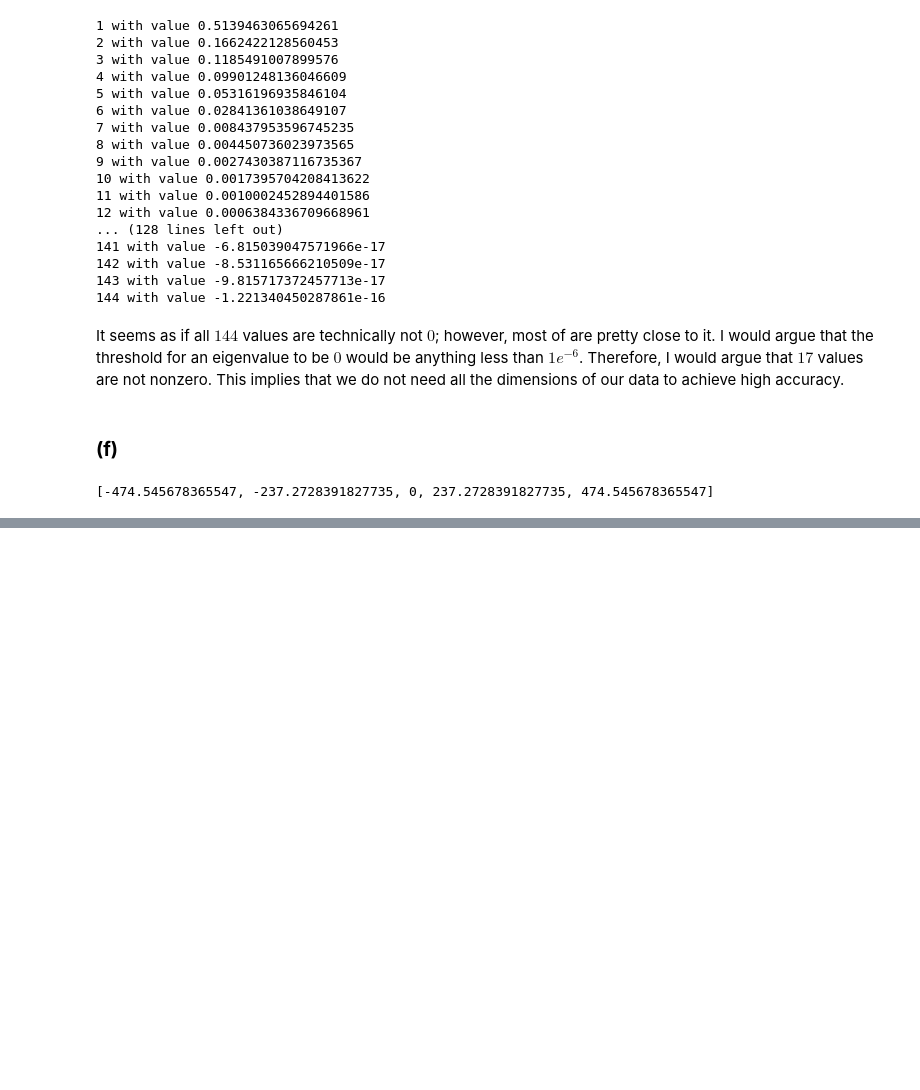
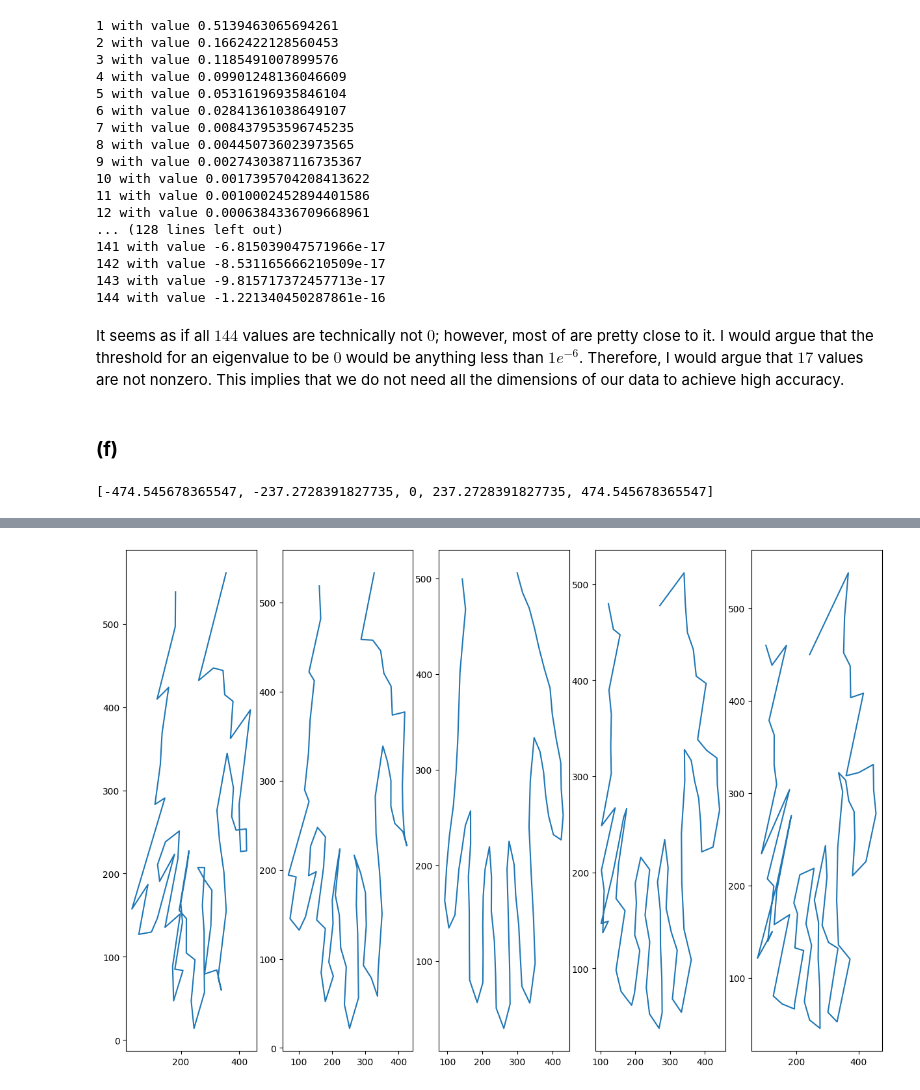
Before and after one commit to Tazering/UVA-CS, a Jupyter notebook: CS-3501_Zhang/PS4/PS4/tkj9ep_PS4.ipynb, the cells around one changed output, grey strips where cells are left out. Cells and saved outputs as stored; diff of their text form; code cells hidden in the pictures; blank space fills up the shorter version.

```diff
--- a/CS-3501_Zhang/PS4/PS4/tkj9ep_PS4.ipynb
+++ b/CS-3501_Zhang/PS4/PS4/tkj9ep_PS4.ipynb
@@ -287,0 +336,4 @@ def plot_sequence(pc_list, eigenvectors, mean):
+# %%
+plot_sequences(s_list_2, eigenvectors[-2], mean) # plot sequences for the second
+# %% [output]
+[figure, added]
```
Also changed, not shown: parts of 9 cells of this notebook, 2 other files.
